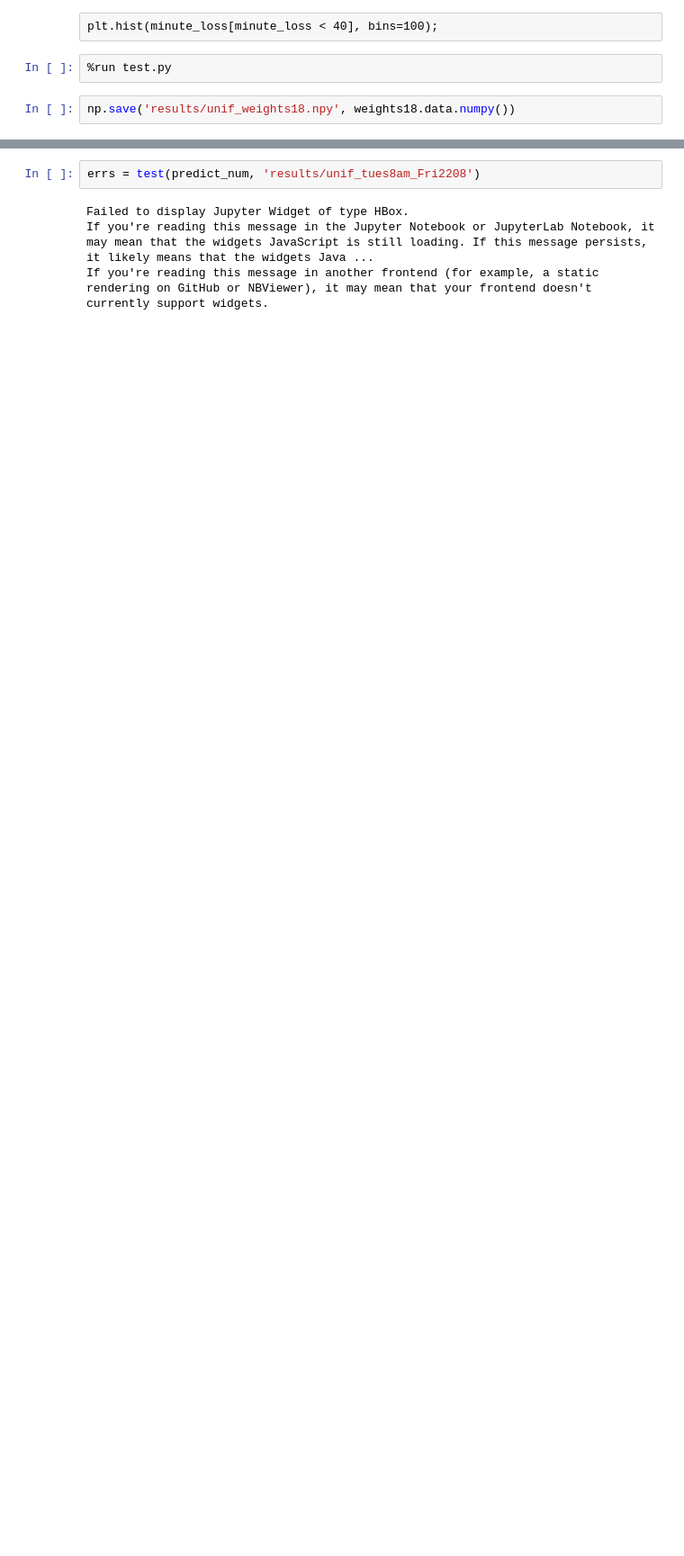
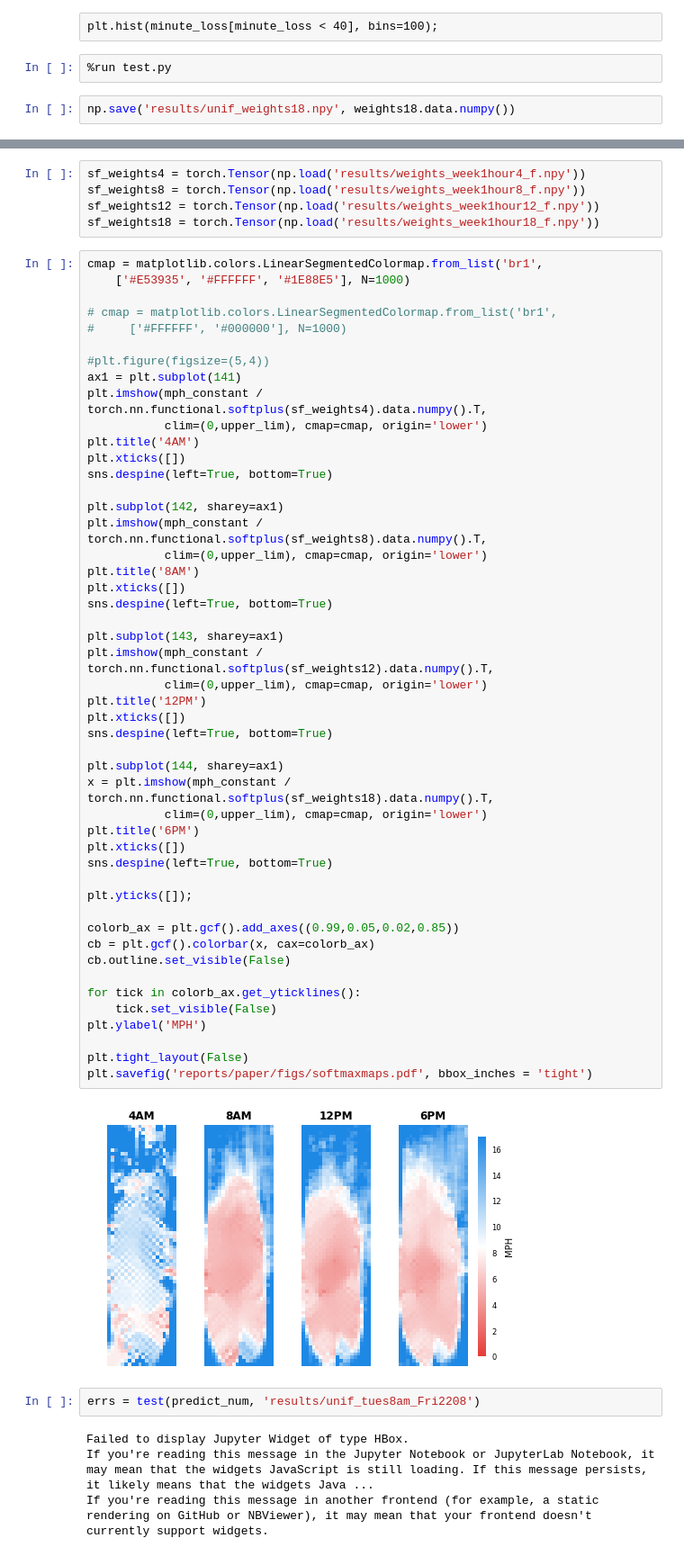
Before and after one commit to M20190649/cs281-final-taxi, a Jupyter notebook: 2017-12-02_FR_unif-ncr-model.ipynb, the cells around one changed output, grey strips where cells are left out. Shown: that part at 90% size. Cells and saved outputs as stored; diff of their text form; blank space fills up the shorter version.

```diff
--- a/2017-12-02_FR_unif-ncr-model.ipynb
+++ b/2017-12-02_FR_unif-ncr-model.ipynb
@@ -166,3 +179,58 @@ plt.bar([2,], [2,])
+# %%
+sf_weights4 = torch.Tensor(np.load('results/weights_week1hour4_f.npy'))
+sf_weights8 = torch.Tensor(np.load('results/weights_week1hour8_f.npy'))
+sf_weights12 = torch.Tensor(np.load('results/weights_week1hour12_f.npy'))
+sf_weights18 = torch.Tensor(np.load('results/weights_week1hour18_f.npy'))
+# %%
+cmap = matplotlib.colors.LinearSegmentedColormap.from_list('br1',
+    ['#E53935', '#FFFFFF', '#1E88E5'], N=1000)
+
+# cmap = matplotlib.colors.LinearSegmentedColormap.from_list('br1',
+#     ['#FFFFFF', '#000000'], N=1000)
+
+#plt.figure(figsize=(5,4))
+ax1 = plt.subplot(141)
+plt.imshow(mph_constant / torch.nn.functional.softplus(sf_weights4).data.numpy().T,
+           clim=(0,upper_lim), cmap=cmap, origin='lower')
+plt.title('4AM')
+plt.xticks([])
+sns.despine(left=True, bottom=True)
+
+plt.subplot(142, sharey=ax1)
+plt.imshow(mph_constant / torch.nn.functional.softplus(sf_weights8).data.numpy().T,
+           clim=(0,upper_lim), cmap=cmap, origin='lower')
+plt.title('8AM')
+plt.xticks([])
+sns.despine(left=True, bottom=True)
+
+plt.subplot(143, sharey=ax1)
+plt.imshow(mph_constant / torch.nn.functional.softplus(sf_weights12).data.numpy().T,
+           clim=(0,upper_lim), cmap=cmap, origin='lower')
+plt.title('12PM')
+plt.xticks([])
+sns.despine(left=True, bottom=True)
+
+plt.subplot(144, sharey=ax1)
+x = plt.imshow(mph_constant / torch.nn.functional.softplus(sf_weights18).data.numpy().T,
+           clim=(0,upper_lim), cmap=cmap, origin='lower')
+plt.title('6PM')
+plt.xticks([])
+sns.despine(left=True, bottom=True)
+
+plt.yticks([]);
+
+colorb_ax = plt.gcf().add_axes((0.99,0.05,0.02,0.85))
+cb = plt.gcf().colorbar(x, cax=colorb_ax)
+cb.outline.set_visible(False)
+
+for tick in colorb_ax.get_yticklines():
+    tick.set_visible(False)
+plt.ylabel('MPH')
+
+plt.tight_layout(False)
+plt.savefig('reports/paper/figs/softmaxmaps.pdf', bbox_inches = 'tight')
+# %% [output]
+[figure, added]
 # %%
 errs = test(predict_num, 'results/unif_tues8am_Fri2208')
 # %% [output]
```
Also changed, not shown: parts of 5 cells of this notebook, 4 other files.
